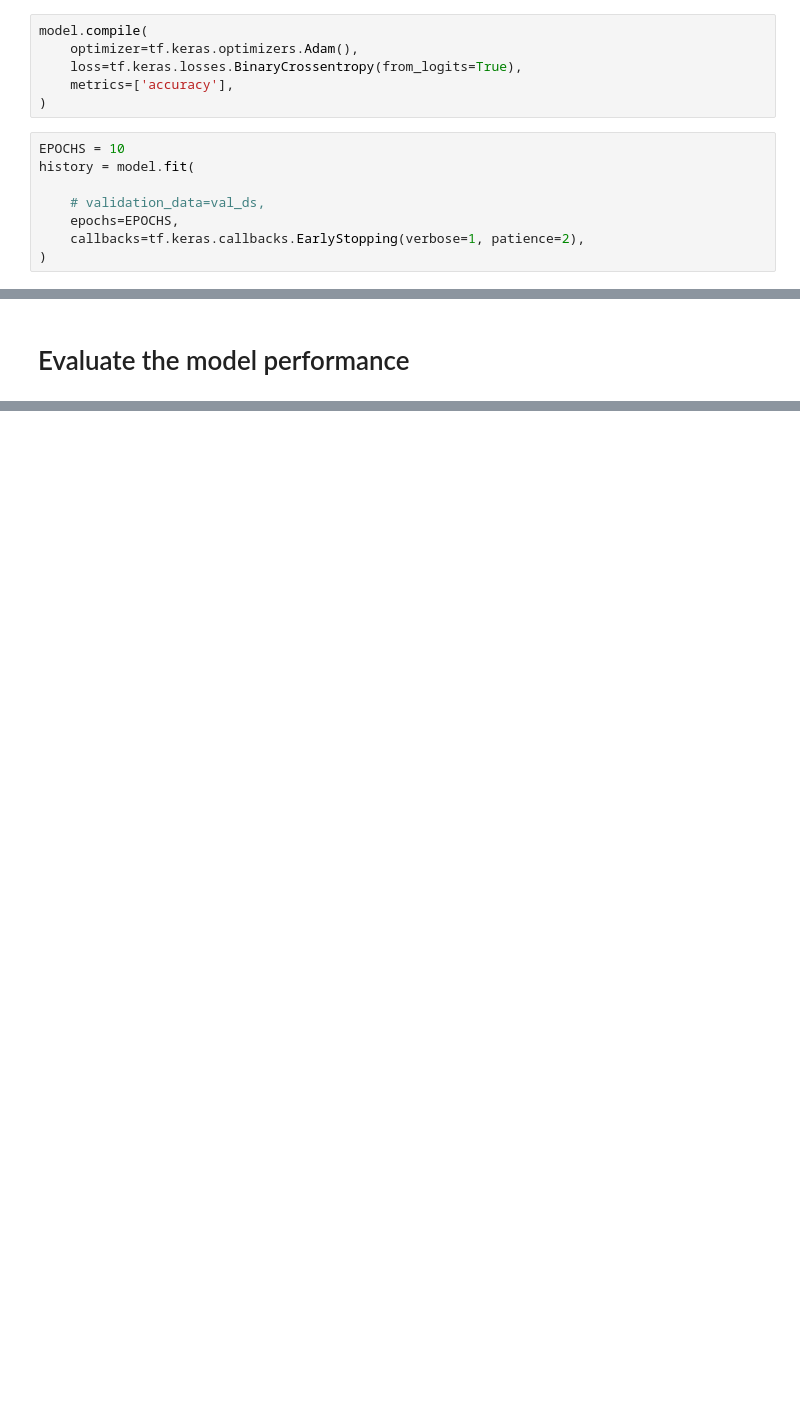
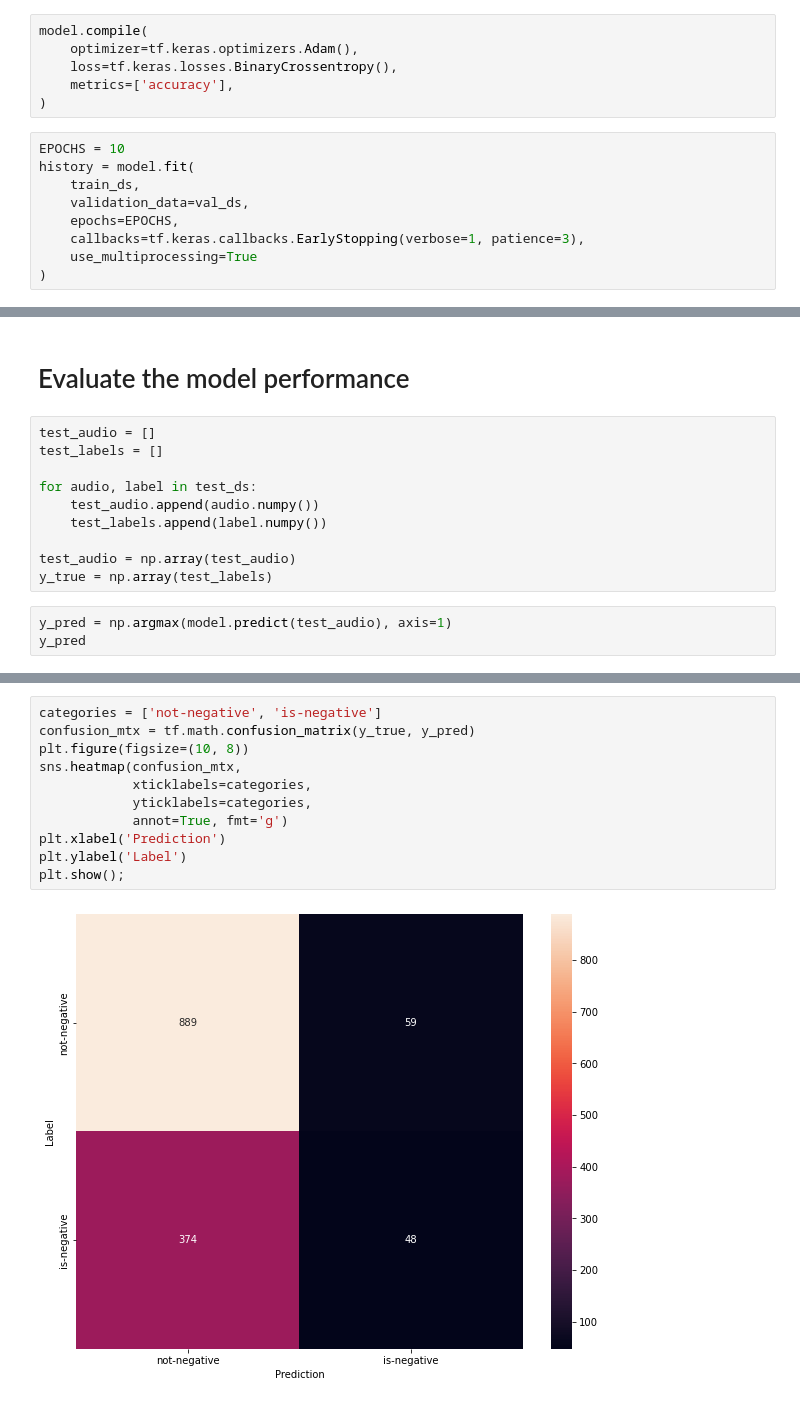
Before and after one commit to ryanjmccall/sb_ml_eng_capstone, a Jupyter notebook: capstone/notebooks/2_DL_Prototype.ipynb, the cells around one changed output, grey strips where cells are left out. Cells and saved outputs as stored; diff of their text form; blank space fills up the shorter version.

```diff
--- a/capstone/notebooks/2_DL_Prototype.ipynb
+++ b/capstone/notebooks/2_DL_Prototype.ipynb
@@ -182,15 +199,16 @@ _________________________________________________________________
 # %%
 model.compile(
     optimizer=tf.keras.optimizers.Adam(),
-    loss=tf.keras.losses.BinaryCrossentropy(from_logits=True),
+    loss=tf.keras.losses.BinaryCrossentropy(),
     metrics=['accuracy'],
 )
 # %%
 EPOCHS = 10
 history = model.fit(
-
-    # validation_data=val_ds,
+    train_ds,
+    validation_data=val_ds,
     epochs=EPOCHS,
-    callbacks=tf.keras.callbacks.EarlyStopping(verbose=1, patience=2),
+    callbacks=tf.keras.callbacks.EarlyStopping(verbose=1, patience=3),
+    use_multiprocessing=True
 )
 # %% [output]
@@ -203,2 +239,15 @@ plt.show()
 # %% [markdown]
 # Evaluate the model performance
+# %%
+test_audio = []
+test_labels = []
+
+for audio, label in test_ds:
+    test_audio.append(audio.numpy())
+    test_labels.append(label.numpy())
+
+test_audio = np.array(test_audio)
+y_true = np.array(test_labels)
+# %%
+y_pred = np.argmax(model.predict(test_audio), axis=1)
+y_pred
@@ -204,0 +263,13 @@ plt.show()
+# %%
+categories = ['not-negative', 'is-negative']
+confusion_mtx = tf.math.confusion_matrix(y_true, y_pred)
+plt.figure(figsize=(10, 8))
+sns.heatmap(confusion_mtx,
+            xticklabels=categories,
+            yticklabels=categories,
+            annot=True, fmt='g')
+plt.xlabel('Prediction')
+plt.ylabel('Label')
+plt.show();
+# %% [output]
+[figure, added]
```
Also changed, not shown: parts of 28 cells of this notebook, 1 other file.
